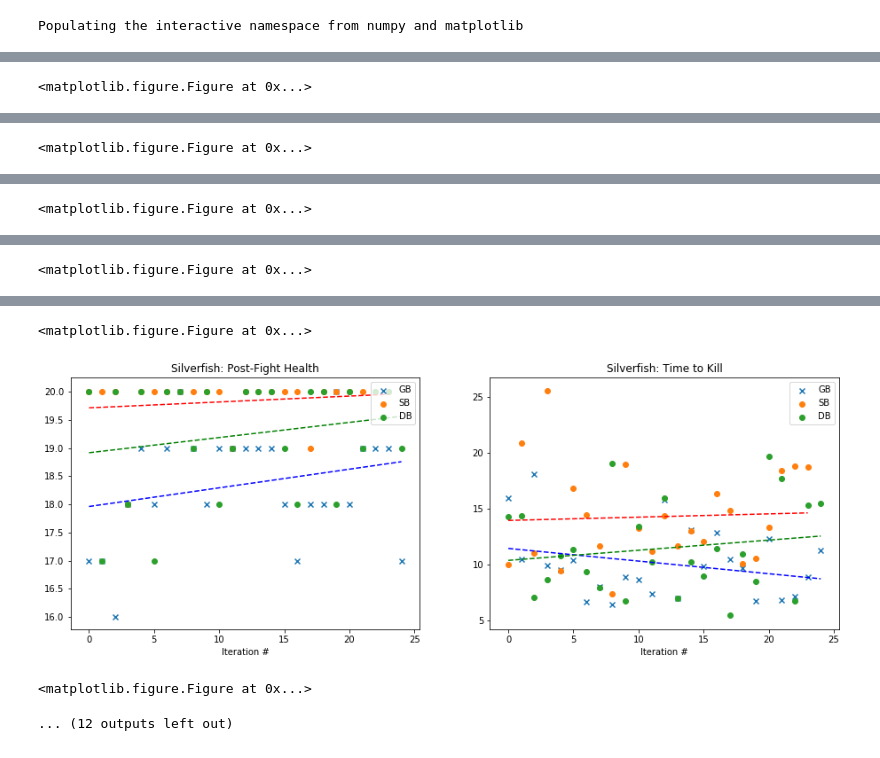
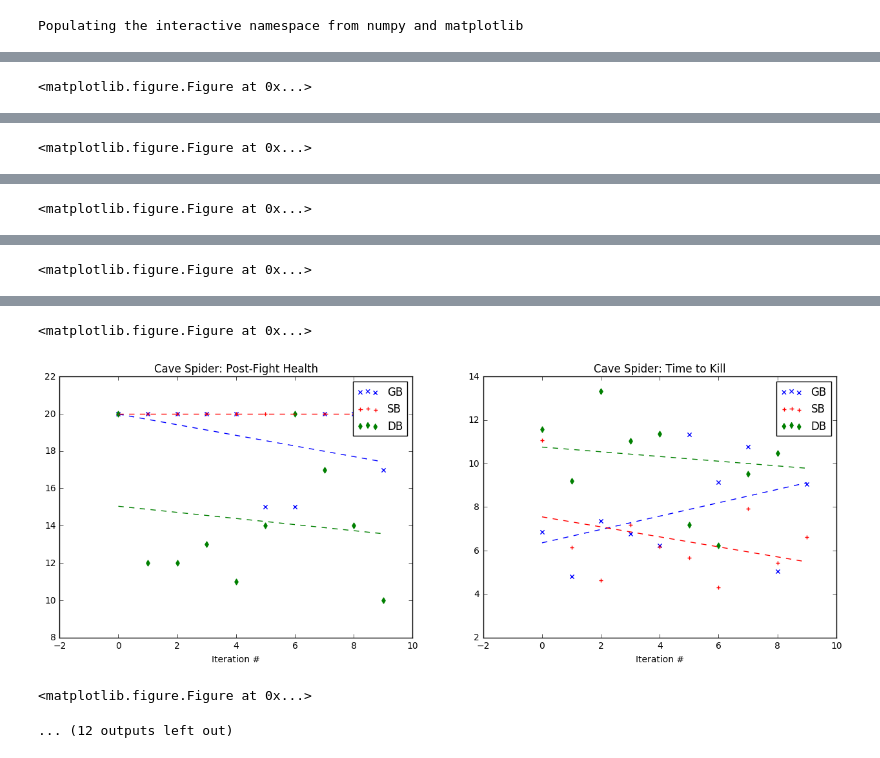
Before and after one commit to StStevens/TeamBabylon, a Jupyter notebook: TeamBabylon_FinalUpdate.ipynb, the cells around one changed output, grey strips where cells are left out. Saved outputs shown, nothing was run; the diff lists cells and outputs as text; code cells hidden in the pictures.

```diff
--- a/TeamBabylon_FinalUpdate.ipynb
+++ b/TeamBabylon_FinalUpdate.ipynb
@@ -7,50 +8,58 @@ def trend_line(X, Y):
     z = polyfit(X, Y, 1)
     p = poly1d(z)
     return p
+dumbBotResults = "results_DB_optimal1.txt"
+generalBotResults = "results_GB_optimal1.txt"
+specialBotResults = "results_SB_learn1.txt"
+columns = ["enemy", "health", "time", "kill"]
+dbDF = pd.read_csv(dumbBotResults, names=columns)
+gbDF = pd.read_csv(generalBotResults, names=columns)
+sbDF = pd.read_csv(specialBotResults, names=columns)
 # %%
-with open('enemies.txt', 'r') as enemies:
-    for enemy in enemies:
-        enemy = enemy[:-1]
-        sgb = 'gb_results/' + enemy + '.txt'
-        Ygb = genfromtxt(sgb)
-        Xgb = [i for i in range(0, len(Ygb))]
-        ssb = 'sb_results/' + enemy + '.txt'
-        Ysb = genfromtxt(ssb)
-        Xsb = [i for i in range(0, len(Ysb))]
-        sdb = 'db_results/' + enemy + '.txt'
-        Ydb = genfromtxt(sdb)
-        Xdb = [i for i in range(0, len(Ydb))]
+for enemy in dbDF['enemy'].unique():
+    Ygb = gbDF[gbDF['enemy'] == enemy]
+    Xgb = [i for i in range(0, len(Ygb))]
+    Ysb = sbDF[sbDF['enemy'] == enemy]
+    Xsb = [i for i in range(0, len(Ysb))]
+    Ydb = dbDF[dbDF['enemy'] == enemy]
+    Xdb = [i for i in range(0, len(Ydb))]
 
-        figure(figsize=(24, 24))
+    figure(figsize=(24, 24))
 
-        subplot(4, 3, 1)
-        scatter(Xgb, Ygb[:, 0], marker='x', label='GB')
-        p = trend_line(Xgb, Ygb[:, 0])
-        plot(Xgb, p(Xgb), 'b--')
-        scatter(Xsb, Ysb[:, 0], label='SB')
-        p = trend_line(Xsb, Ysb[:, 0])
-        plot(Xsb, p(Xsb), 'r--')
-        scatter(Xdb, Ydb[:, 0], label='DB')
-        p = trend_line(Xdb, Ydb[:, 0])
-        plot(Xdb, p(Xdb), 'g--')
-        legend(loc='upper right')
-        name = enemy + ': Post-Fight Health'
-        title(name)
-        xlabel('Iteration #')
+    subplot(4, 3, 1)
+    gbHealth = list(Ygb['health'])
+    sbHealth = list(Ysb['health'])
+    dbHealth = list(Ydb['health'])
+    scatter(Xgb, gbHealth, marker='x', color='b', label='GB')
+    p = trend_line(Xgb, gbHealth)
+    plot(Xgb, p(Xgb), 'b--')
+    scatter(Xsb, sbHealth, color='r', marker='+', label='SB')
+    p = trend_line(Xsb, sbHealth)
+    plot(Xsb, p(Xsb), 'r--')
+    scatter(Xdb, dbHealth, color='g', marker='d', label='DB')
+    p = trend_line(Xdb, dbHealth)
+    plot(Xdb, p(Xdb), 'g--')
+    legend(loc='upper right')
+    name = enemy + ': Post-Fight Health'
+    title(name)
+    xlabel('Iteration #')
 
-        subplot(4, 3, 2)
-        scatter(Xgb, Ygb[:, 1], marker='x', label='GB')
-        p = trend_line(Xgb, Ygb[:, 1])
-        plot(Xgb, p(Xgb), 'b--')
-        scatter(Xsb, Ysb[:, 1], label='SB')
-        p = trend_line(Xsb, Ysb[:, 1])
-        plot(Xsb, p(Xsb), 'r--')
-        scatter(Xdb, Ydb[:, 1], label='DB')
-        p = trend_line(Xdb, Ydb[:, 1])
-        plot(Xdb, p(Xdb), 'g--')
-        legend(loc='upper right')
-        name = enemy + ': Time to Kill'
-        title(name)
-        xlabel('Iteration #')
-        figure()
+    subplot(4, 3, 2)
+    gbTime = list(Ygb['time'])
+    sbTime = list(Ysb['time'])
+    dbTime = list(Ydb['time'])
+    scatter(Xgb, gbTime, marker='x', color='b', label='GB')
+    p = trend_line(Xgb, gbTime)
+    plot(Xgb, p(Xgb), 'b--')
+    scatter(Xsb, sbTime, color='r', marker='+', label='SB')
+    p = trend_line(Xsb, sbTime)
+    plot(Xsb, p(Xsb), 'r--')
+    scatter(Xdb, dbTime, color='g', marker='d', label='DB')
+    p = trend_line(Xdb, dbTime)
+    plot(Xdb, p(Xdb), 'g--')
+    legend(loc='upper right')
+    name = enemy + ': Time to Kill'
+    title(name)
+    xlabel('Iteration #')
+    figure()
 # %% [output]
@@ -66,4 +75,4 @@ with open('enemies.txt', 'r') as enemies:
 <matplotlib.figure.Figure at 0x...>
-[figure, old version]
+[figure, new version]
 <matplotlib.figure.Figure at 0x...>
 ... (12 outputs left out)
```
Also changed, not shown: parts of 2 cells of this notebook.
